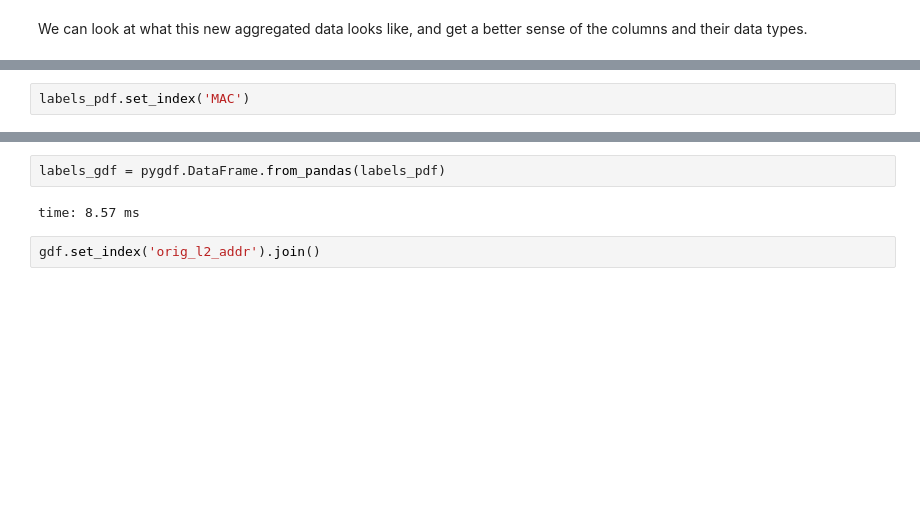
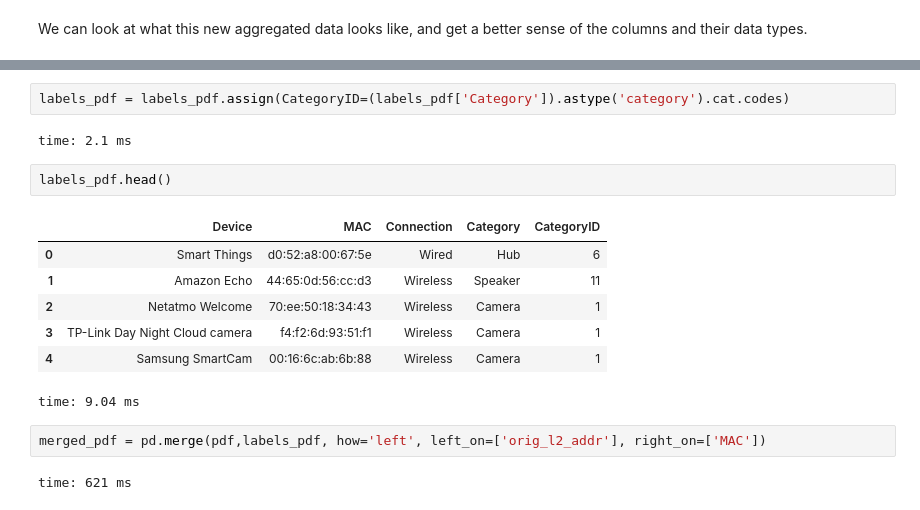
Before and after one commit to gpuopenanalytics/kdd-2018, a Jupyter notebook: notebook/KDD-Lab-4-Classification.ipynb, the cells around one changed output, grey strips where cells are left out. Cells and saved outputs as stored; diff of their text form; blank space fills up the shorter version.

```diff
--- a/notebook/KDD-Lab-4-Classification.ipynb
+++ b/notebook/KDD-Lab-4-Classification.ipynb
@@ -169,2 +148,0 @@ time: 22 ms
-# %%
-labels_pdf.set_index('MAC')
@@ -191,6 +149,18 @@ time: 9.41 ms
-# %%
-labels_gdf = pygdf.DataFrame.from_pandas(labels_pdf)
-# %% [output]
-time: 8.57 ms
-# %%
-gdf.set_index('orig_l2_addr').join()
+# %%
+labels_pdf = labels_pdf.assign(CategoryID=(labels_pdf['Category']).astype('category').cat.codes)
+# %% [output]
+time: 2.1 ms
+# %%
+labels_pdf.head()
+# %% [output]
+|  | Device | MAC | Connection | Category | CategoryID |
+| 0 | Smart Things | d0:52:a8:00:67:5e | Wired | Hub | 6 |
+| 1 | Amazon Echo | 44:65:0d:56:cc:d3 | Wireless | Speaker | 11 |
+| 2 | Netatmo Welcome | 70:ee:50:18:34:43 | Wireless | Camera | 1 |
+| 3 | TP-Link Day Night Cloud camera | f4:f2:6d:93:51:f1 | Wireless | Camera | 1 |
+| 4 | Samsung SmartCam | 00:16:6c:ab:6b:88 | Wireless | Camera | 1 |
+time: 9.04 ms
+# %%
+merged_pdf = pd.merge(pdf,labels_pdf, how='left', left_on=['orig_l2_addr'], right_on=['MAC'])
+# %% [output]
+time: 621 ms
```
Also changed, not shown: parts of 43 cells of this notebook.
